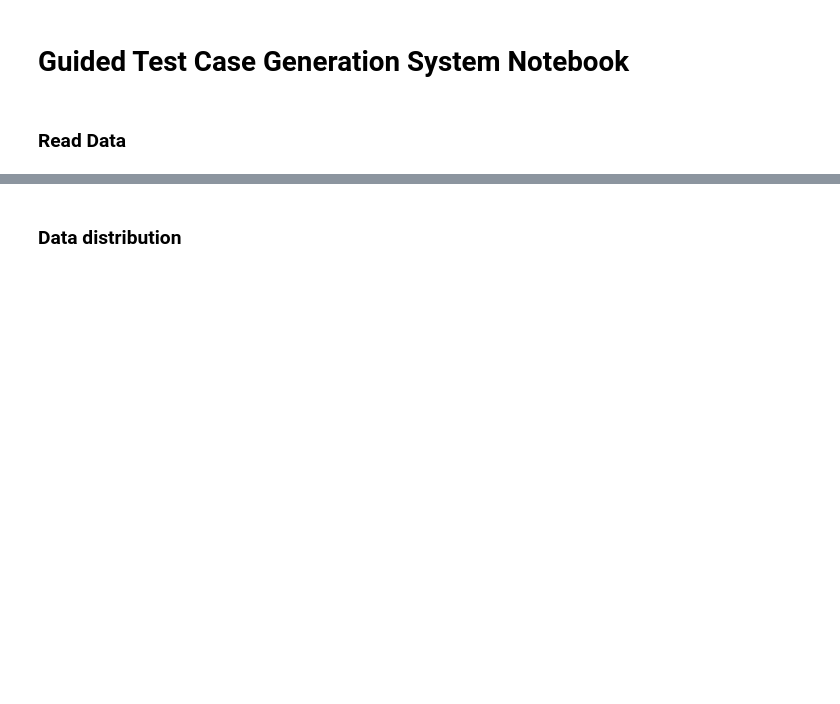
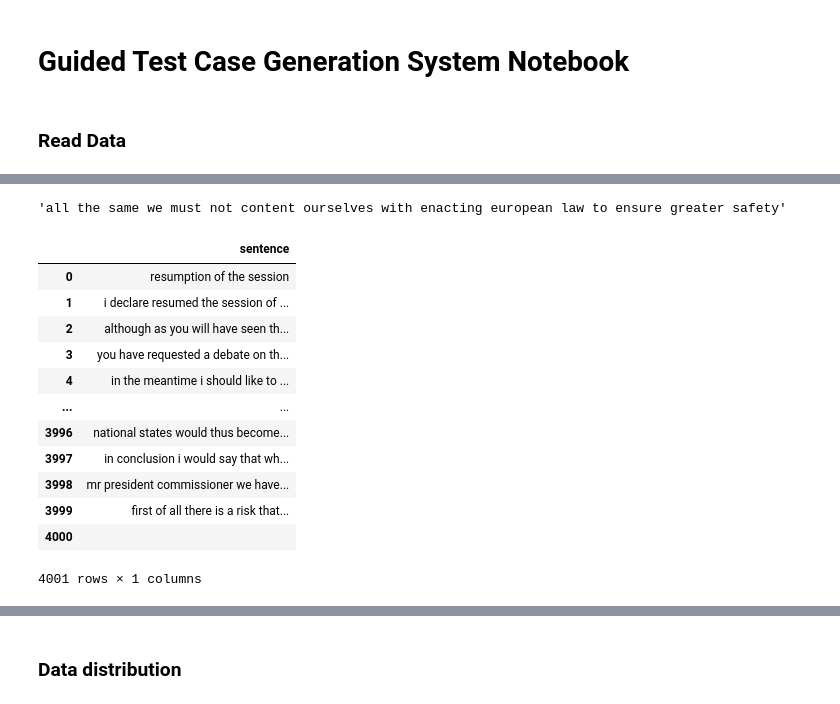
Before and after one commit to soarsmu/CrossASR, a Jupyter notebook: guided_system_word2vec.ipynb, the cells around one changed output, grey strips where cells are left out. Saved outputs shown, nothing was run; the diff lists cells and outputs as text; code cells hidden in the pictures; blank space fills up the shorter version.

```diff
--- a/guided_system_word2vec.ipynb
+++ b/guided_system_word2vec.ipynb
@@ -71 +130,29 @@ UNDETERMINED_LABEL = -1
+# %%
+np.random.shuffle(d)
+d[0]
+# %% [output]
+'all the same we must not content ourselves with enacting european law to ensure greater safety'
+# %%
+d = pd.DataFrame([""], columns=["sentence"])
+
+# d = pd.concat([df[DEEPSPEECH]["sentence"], df[DEEPSPEECH]["sentence"]])
+for sr in SR :
+    d = pd.concat([df[sr]["sentence"], d["sentence"]])
+    d = pd.DataFrame(d, columns=["sentence"])
+# %%
+d.reset_index(drop=True)
+# %% [output]
+|  | sentence |
+| 0 | resumption of the session |
+| 1 | i declare resumed the session of ... |
+| 2 | although as you will have seen th... |
+| 3 | you have requested a debate on th... |
+| 4 | in the meantime i should like to ... |
+| ... | ... |
+| 3996 | national states would thus become... |
+| 3997 | in conclusion i would say that wh... |
+| 3998 | mr president commissioner we have... |
+| 3999 | first of all there is a risk that... |
+| 4000 |  |
+4001 rows × 1 columns
 # %%
```
Also changed, not shown: parts of 15 cells of this notebook, 2 other files.
